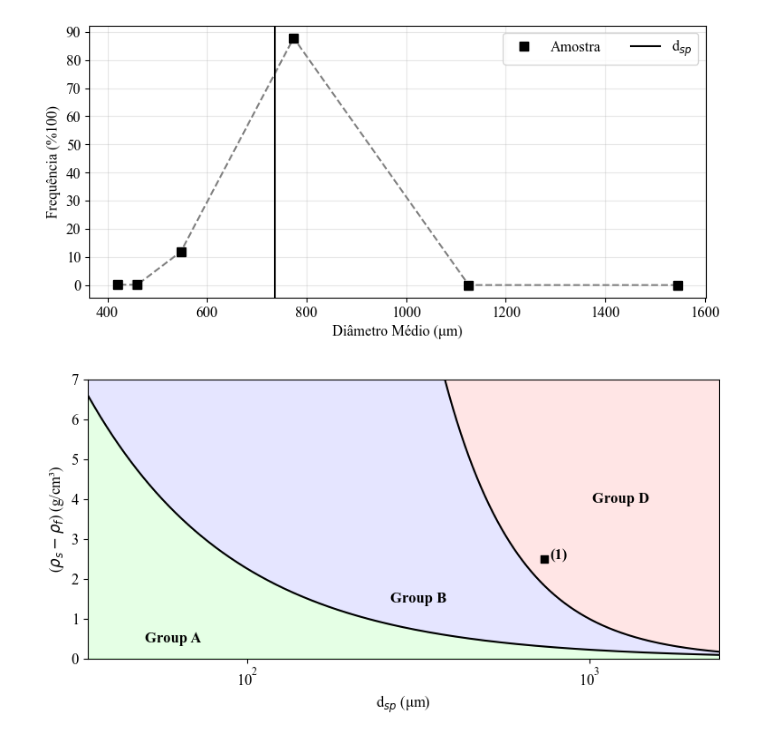
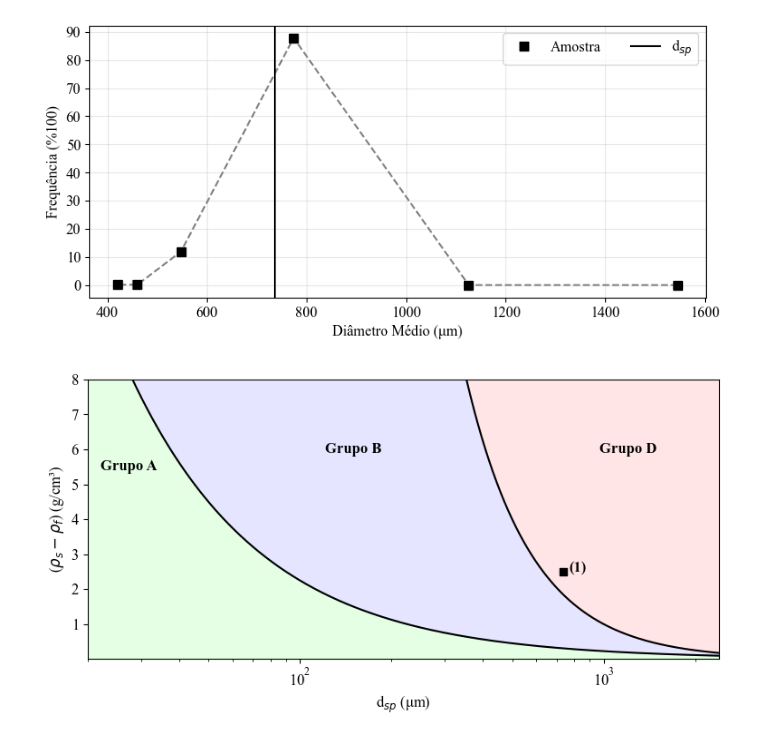
Before and after one commit to ViniMelloeMuller/fluidization-AE, a Jupyter notebook: particles.ipynb, the cells around one changed output. Saved outputs shown, nothing was run; the diff lists cells and outputs as text; code cells hidden in the pictures.

```diff
--- a/particles.ipynb
+++ b/particles.ipynb
@@ -48,41 +48,41 @@ d_arange = np.arange(0.1, 2500, 0.01)  # particle size in μm
 
 plt.ylabel(r"($\rho_s - \rho_f$) (g/cm³)")
 plt.xlabel(r"d$_{sp}$ (μm)")
-plt.xlim(34, 2400)
-plt.ylim(0, 7.0)
-plt.xscale("symlog")
+plt.xlim(20, 2400)
+plt.ylim(0.01, 8.0)
+plt.xscale("log", base=10)
 
 default_alpha = 0.10
 # GRUPO A:
 # (ps - pf)d' <= 225
 rho_diff_A = 225 / d_arange
 plt.plot(d_arange, rho_diff_A, "k-")
 plt.fill_between(d_arange, 0, rho_diff_A, alpha=default_alpha, color="lime")
 
 # Grupo D:
 # (ps - pf)(d')^2 >= 10^6
 rho_diff_D = 1e6 / (d_arange**2)
 plt.plot(d_arange, rho_diff_D, "k-")
 plt.fill_between(
     d_arange,
     rho_diff_A,
     rho_diff_D,
     where=(rho_diff_A < rho_diff_D),
     alpha=default_alpha,
     color="blue",
 )
 plt.fill_between(d_arange, rho_diff_D, 8, alpha=default_alpha, color="red")
 
 # Add group labels as text
-plt.text(50, 0.5, "Group A", ha="left", va="center", weight="bold")
-plt.text(316, 1.5, "Group B", ha="center", va="center", weight="bold")
-plt.text(1500, 4, "Group D", ha="right", va="center", weight="bold")
+plt.text(22, 5.5, "Grupo A", ha="left", va="center", weight="bold")
+plt.text(150, 6.0, "Grupo B", ha="center", va="center", weight="bold")
+plt.text(1500, 6.0, "Grupo D", ha="right", va="center", weight="bold")
 
 for dnum, dsp in enumerate(dsps):
     plt.scatter(dsp, 2.5, marker="s", c="k", s=30)
     plt.text(dsp + 30, 2.5, f"({dnum + 1})", ha="left", weight="bold")
 
 plt.savefig("images/particles-geldart.pdf", dpi=300, bbox_inches="tight")
 plt.show()
 # %% [output]
-[figure, old version]
+[figure, new version]
```
Also changed, not shown: 1 other file.
